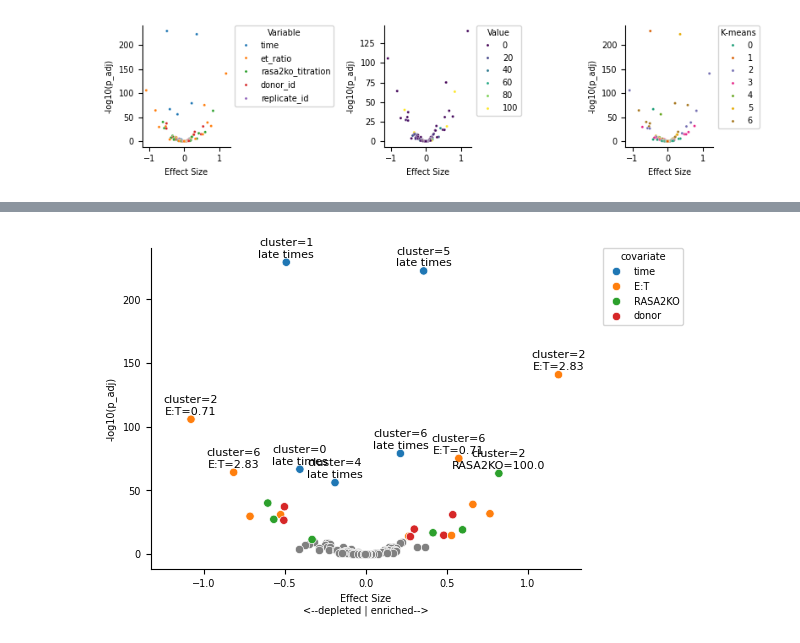
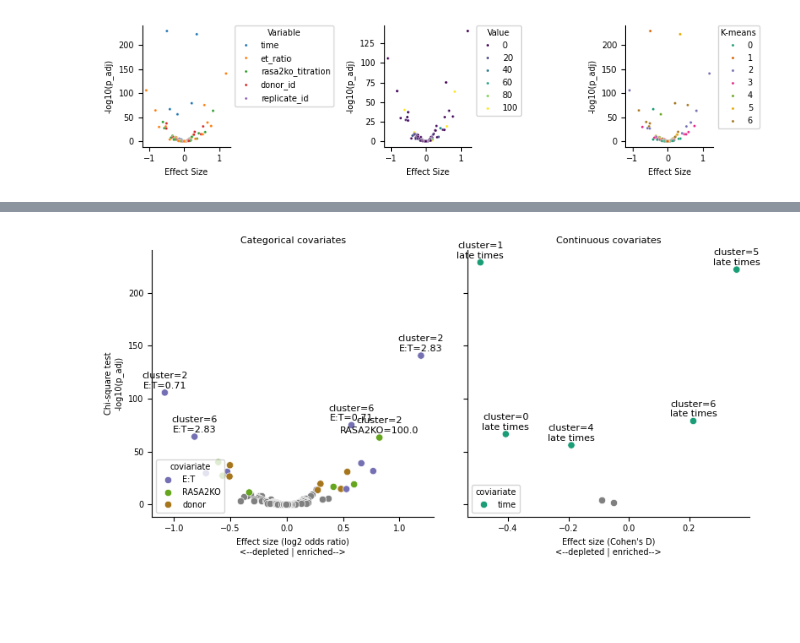
Before and after one commit to bee-hive/sflcba, a Jupyter notebook: analyze_sift_embedding.ipynb, the cells around one changed output, grey strips where cells are left out. Cells and saved outputs as stored; diff of their text form; code cells hidden in the pictures; blank space fills up the shorter version.

Commit message:
clean up plots for Figs 1,2,4

```diff
--- a/analyze_sift_embedding.ipynb
+++ b/analyze_sift_embedding.ipynb
@@ -254,7 +258,7 @@ for i, hue in enumerate(hue_cols):
     # randomize the order of adata.obs so that one color isn't consistently plotted on top of another
     # plot_data = adata.obs.sample(frac=1)
     sns.scatterplot(data=adata.obs, x='PC1', y='PC2', hue=hue, palette=cmaps[i], ax=ax[i], legend=True, alpha=1, s=2)
-    ax[i].set_title('Subsampled dataset (n={})'.format(num_rows))
+    ax[i].set_title('SIFT embedding (D={})'.format(num_rows))
     ax[i].set_xlabel('PC1')
     ax[i].set_ylabel('PC2')
     sns.despine(ax=ax[i])
@@ -518,38 +538,54 @@ plt.show()
 # %%
 # an alternative volcano plot is one that colors all points with -log10(p_adj) <10 as grey and then
 # labels all the other points with text showing the var_name, var_value, and kmeans_7 values
-fig, ax = plt.subplots(1, 1, figsize=(6, 4), tight_layout=True)
+fig, ax = plt.subplots(1, 2, figsize=(8, 4), tight_layout=True, sharey=True)
+ax = ax.flatten()
 
 color_threshold = 10
 text_threshold = 50
 
 var_name_dict = {'time': 'time', 'donor_id': 'donor', 'replicate_id': 'replicate',
                  'rasa2ko_titration': 'RASA2KO', 'et_ratio': 'E:T'}
 
 results_df['covariate'] = results_df['var_name'].map(var_name_dict)
 
-# draw all the non-significant points in grey
-sns.scatterplot(data=results_df[results_df['-log10(p_adj)'] < color_threshold], x='effect_size', y='-log10(p_adj)', ax=ax, color='grey')
+# create a unique colormap of all the unique covariates
+covariates = results_df['covariate'].unique()
+cmap = plt.cm.get_cmap('Dark2', len(covariates))
+colors = cmap(np.arange(len(covariates)))
 
-# draw all the significant points, annotating each point with its kmeans_7, var_name, and var_value
-sns.scatterplot(data=results_df[results_df['-log10(p_adj)'] >= color_threshold], x='effect_size', y='-log10(p_adj)', hue='covariate', ax=ax)
+cmap = dict(zip(covariates, colors))
 
+# subset results_df to only such that chi2 and kruskal tests are separate dataframes
+plot1_df = results_df[results_df['test_type'] == 'chi2']
+plot2_df = results_df[results_df['test_type'] == 'kruskal']
 
-for i, row in results_df[results_df['-log10(p_adj)'] >= text_threshold].iterrows():
-    if row['covariate'] == 'time':
-        ax.annotate('cluster={}\nlate times'.format(row['kmeans_7']), (row['effect_size'], row['-log10(p_adj)']),
-                    ha='center', va='center', fontsize=8, color='black', xytext=(0, 10), textcoords='offset points')
-    else:
-        ax.annotate('cluster={}\n{}={}'.format(row['kmeans_7'], row['covariate'], round(row['var_value'], 2)), (row['effect_size'], row['-log10(p_adj)']),
-                    ha='center', va='center', fontsize=8, color='black', xytext=(0, 10), textcoords='offset points')
+for i, plot_df in enumerate([plot1_df, plot2_df]):
 
+    # draw all the non-significant points in grey
+    sns.scatterplot(data=plot_df[plot_df['-log10(p_adj)'] < color_threshold], x='effect_size', y='-log10(p_adj)', ax=ax[i], color='grey')
+    # draw all the significant points, annotating each point with its kmeans_7, var_name, and var_value
+    sns.scatterplot(data=plot_df[plot_df['-log10(p_adj)'] >= color_threshold], x='effect_size', y='-log10(p_adj)', hue='covariate', ax=ax[i], palette=cmap)
 
-ax.set_xlabel('Effect Size\n<--depleted | enriched-->')
-ax.set_ylabel('-log10(p_adj)')
-sns.despine(ax=ax)
-ax.legend(bbox_to_anchor=(1.05, 1), loc=2, borderaxespad=0., title='covariate')
-ax.set_xlim(-1.33, 1.33)
+    for _, row in plot_df[plot_df['-log10(p_adj)'] >= text_threshold].iterrows():
+        if row['covariate'] == 'time':
+            ax[i].annotate('cluster={}\nlate times'.format(row['kmeans_7']), (row['effect_size'], row['-log10(p_adj)']),
+                        ha='center', va='center', fontsize=8, color='black', xytext=(0, 10), textcoords='offset points')
+        else:
+            ax[i].annotate('cluster={}\n{}={}'.format(row['kmeans_7'], row['covariate'], round(row['var_value'], 2)), (row['effect_size'], row['-log10(p_adj)']),
+                        ha='center', va='center', fontsize=8, color='black', xytext=(0, 10), textcoords='offset points')
+
+    sns.despine(ax=ax[i])
+    ax[i].legend(title='coviariate', loc='lower left')
+
+ax[0].set_xlabel('Effect size (log2 odds ratio)\n<--depleted | enriched-->')
+ax[0].set_ylabel('Chi-square test\n-log10(p_adj)')
+ax[0].set_title('Categorical covariates')
+
+ax[1].set_xlabel("Effect size (Cohen's D)\n<--depleted | enriched-->")
+ax[1].set_ylabel('Kruskal-Wallis test\n-log10(p_adj)')
+ax[1].set_title('Continuous covariates')
 
 plt.show()
 # %% [output]
-[figure, old version]
+[figure, new version]
```
Also changed, not shown: parts of 5 cells of this notebook, 1 other file.
